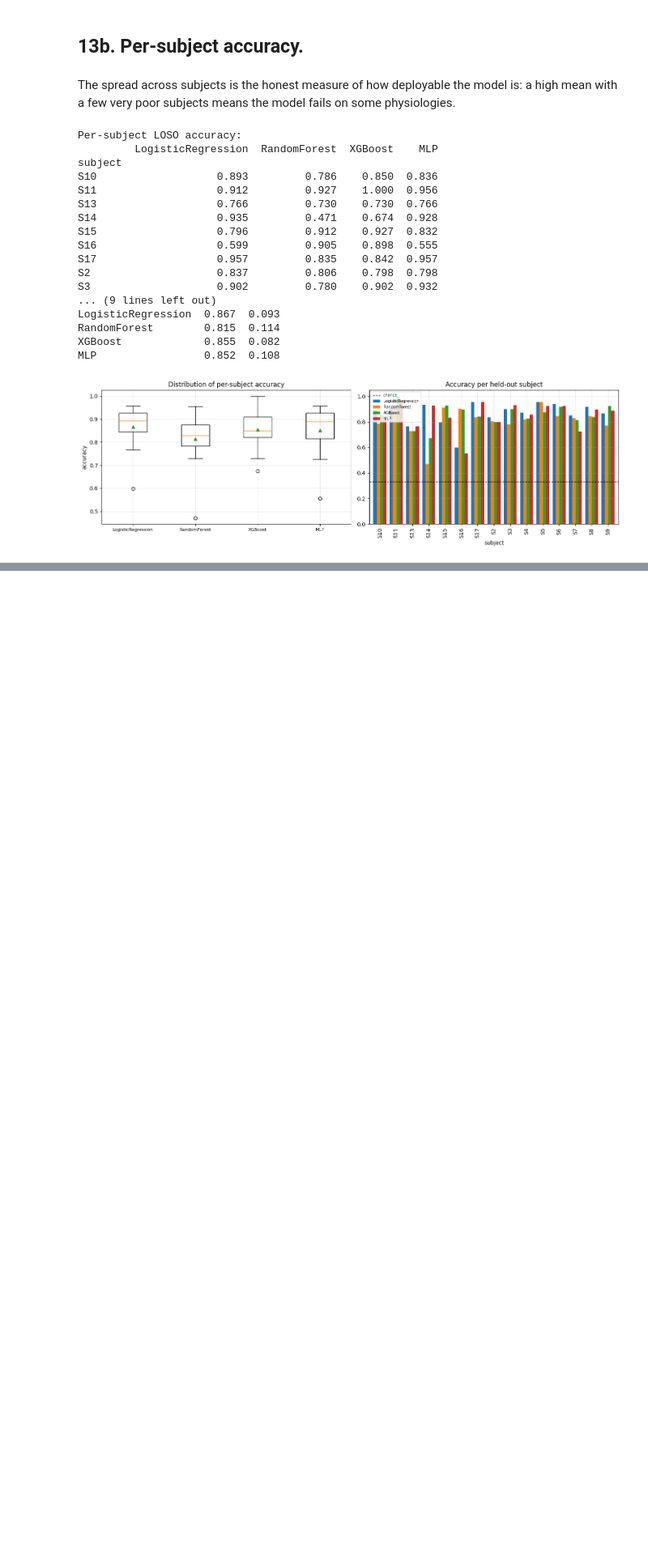
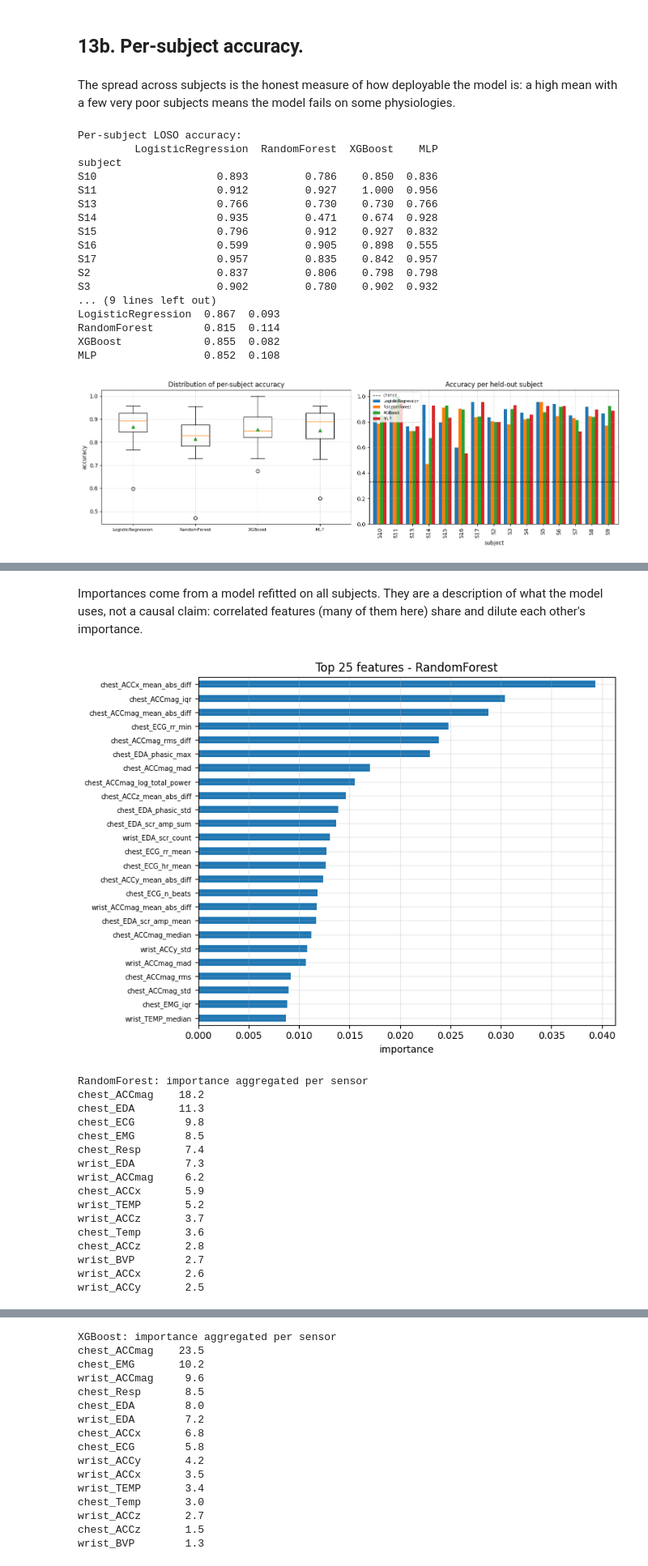
Before and after one commit to plavizmaj/Wearable_Stress_and_Affect_Detection, a Jupyter notebook: WESAD_(Wearable_Stress_and_Affect_Detection).ipynb, the cells around one changed output, grey strips where cells are left out. Shown at 81% size. Saved outputs shown, nothing was run; the diff lists cells and outputs as text; code cells hidden in the pictures; blank space fills up the shorter version.

```diff
--- a/WESAD_(Wearable_Stress_and_Affect_Detection).ipynb
+++ b/WESAD_(Wearable_Stress_and_Affect_Detection).ipynb
@@ -1257,0 +1307,45 @@ plt.show()
+# %% [markdown]
+Importances come from a model refitted on all subjects. They are a description of what the model uses, not a causal claim: correlated features (many of them here) share and dilute each other's importance.
+# %%
+for name in ["RandomForest", "XGBoost"]:
+    if name not in tuned:
+        continue
+    est = tuned[name]["estimator"]
+    est.fit(X, y)
+    imp = est.named_steps["model"].feature_importances_
+    imp_s = pd.Series(imp, index=FEATURE_COLS).sort_values(ascending=False)
+
+    fig, ax = plt.subplots(figsize=(8, 6))
+    imp_s.head(25)[::-1].plot(kind="barh", ax=ax)
+    ax.set_title(f"Top 25 features - {name}")
+    ax.set_xlabel("importance")
+    ax.tick_params(axis="y", labelsize=7)
+    plt.tight_layout()
+    plt.show()
+
+    # Aggregate importance by sensor to see which device carries the signal.
+    def sensor_of(col):
+        parts = col.split("_")
+        return "_".join(parts[:2]) if len(parts) > 1 else col
+
+    by_sensor = imp_s.groupby(sensor_of).sum().sort_values(ascending=False)
+    print(f"\n{name}: importance aggregated per sensor")
+    print((by_sensor * 100).round(1).head(15).to_string())
+# %% [output]
+[figure, added]
+RandomForest: importance aggregated per sensor
+chest_ACCmag    18.2
+chest_EDA       11.3
+chest_ECG        9.8
+chest_EMG        8.5
+chest_Resp       7.4
+wrist_EDA        7.3
+wrist_ACCmag     6.2
+chest_ACCx       5.9
+wrist_TEMP       5.2
+wrist_ACCz       3.7
+chest_Temp       3.6
+chest_ACCz       2.8
+wrist_BVP        2.7
+wrist_ACCx       2.6
+wrist_ACCy       2.5
@@ -1257,0 +1353,16 @@ plt.show()
+XGBoost: importance aggregated per sensor
+chest_ACCmag    23.5
+chest_EMG       10.2
+wrist_ACCmag     9.6
+chest_Resp       8.5
+chest_EDA        8.0
+wrist_EDA        7.2
+chest_ACCx       6.8
+chest_ECG        5.8
+wrist_ACCy       4.2
+wrist_ACCx       3.5
+wrist_TEMP       3.4
+chest_Temp       3.0
+wrist_ACCz       2.7
+chest_ACCz       1.5
+wrist_BVP        1.3
```
Also changed, not shown: parts of 18 cells of this notebook.
